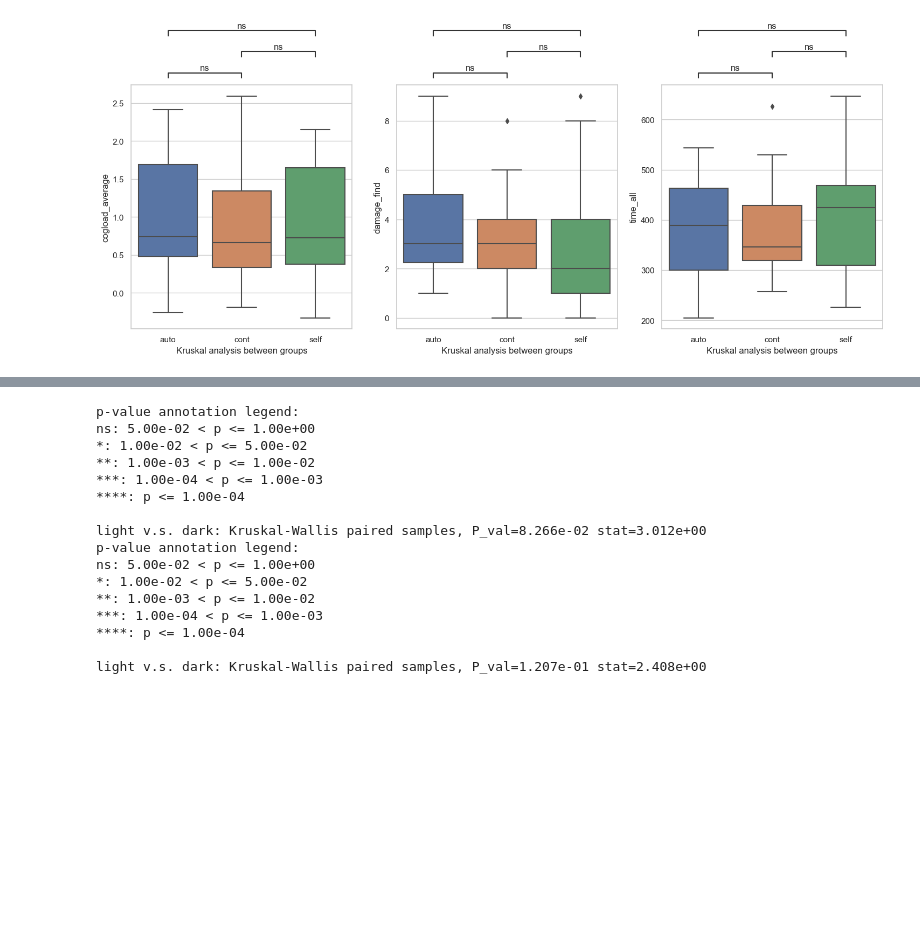
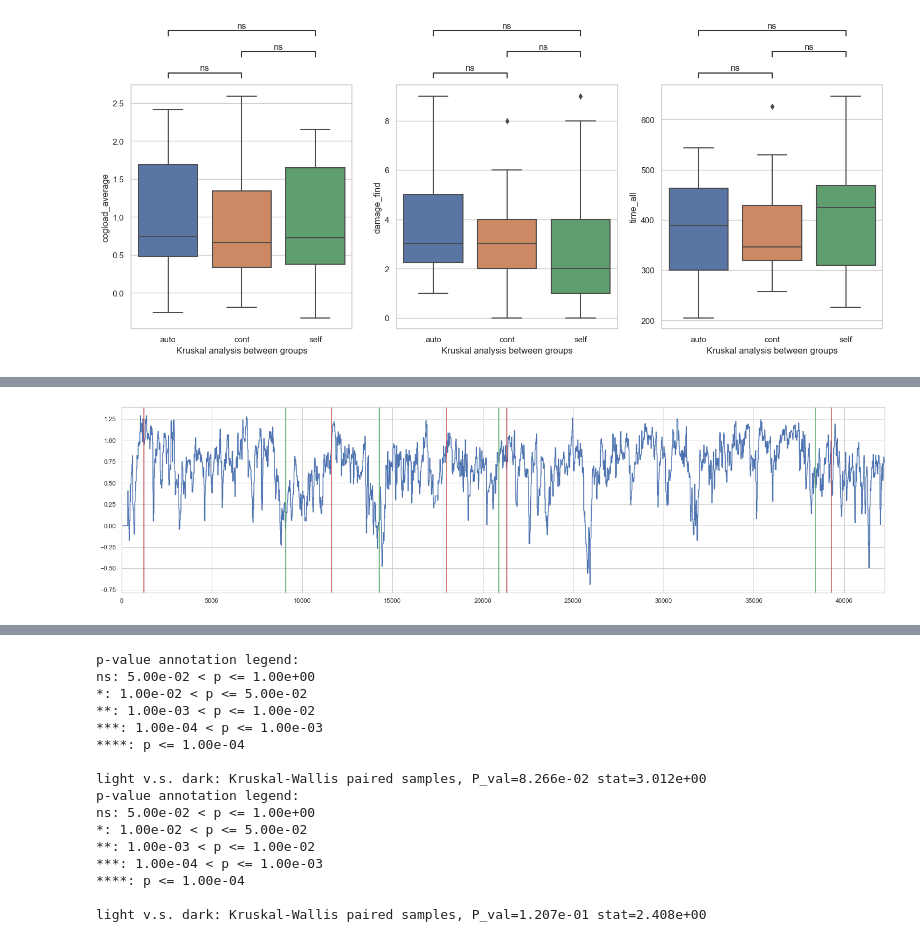
Before and after one commit to Tianyu-Zhou/NIST_Way_Finding, a Jupyter notebook: nist.ipynb, the cells around one changed output, grey strips where cells are left out. Cells and saved outputs as stored; diff of their text form; code cells hidden in the pictures; blank space fills up the shorter version.

```diff
--- a/nist.ipynb
+++ b/nist.ipynb
@@ -216,0 +216,10 @@ plt.show()
+# %%
+plt.figure(figsize=(24,6))
+plt.plot(data_light["Trend_Sum"])
+for j in range(len(UI_dark_list)):
+    plt.axvline(x=UI_dark_list[j],c="r")
+    plt.axvline(x=UI_light_list[j],c="g")
+plt.xlim((0,len(data_light["Trend_Sum"])))
+plt.show()
+# %% [output]
+[figure, added]
```
Also changed, not shown: parts of 12 cells of this notebook.
